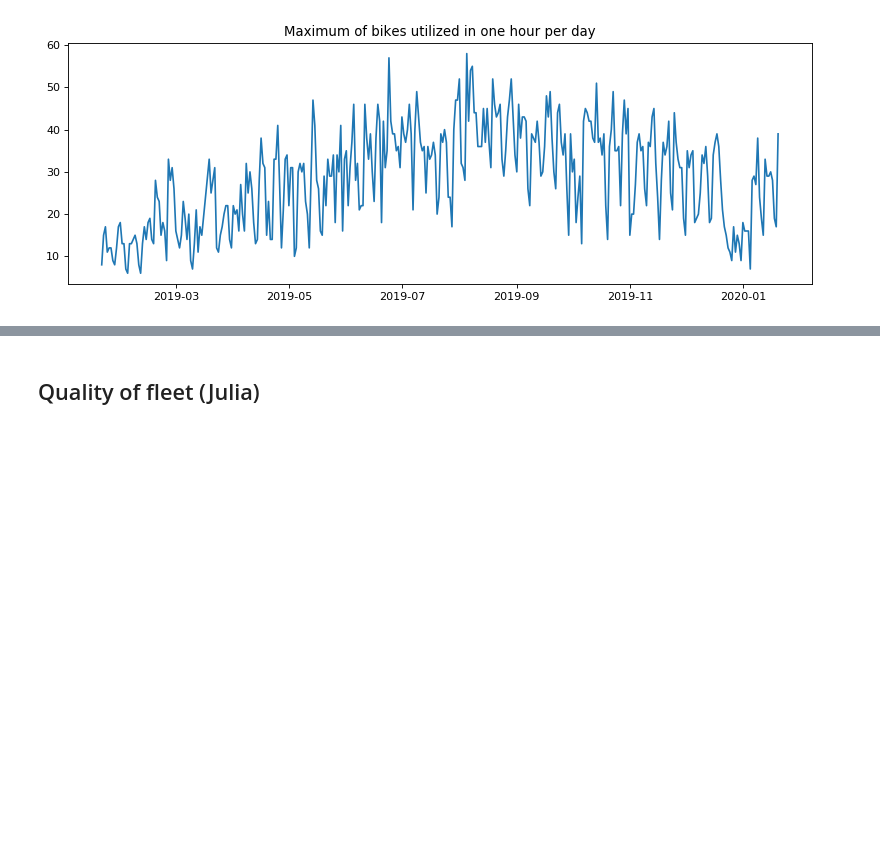
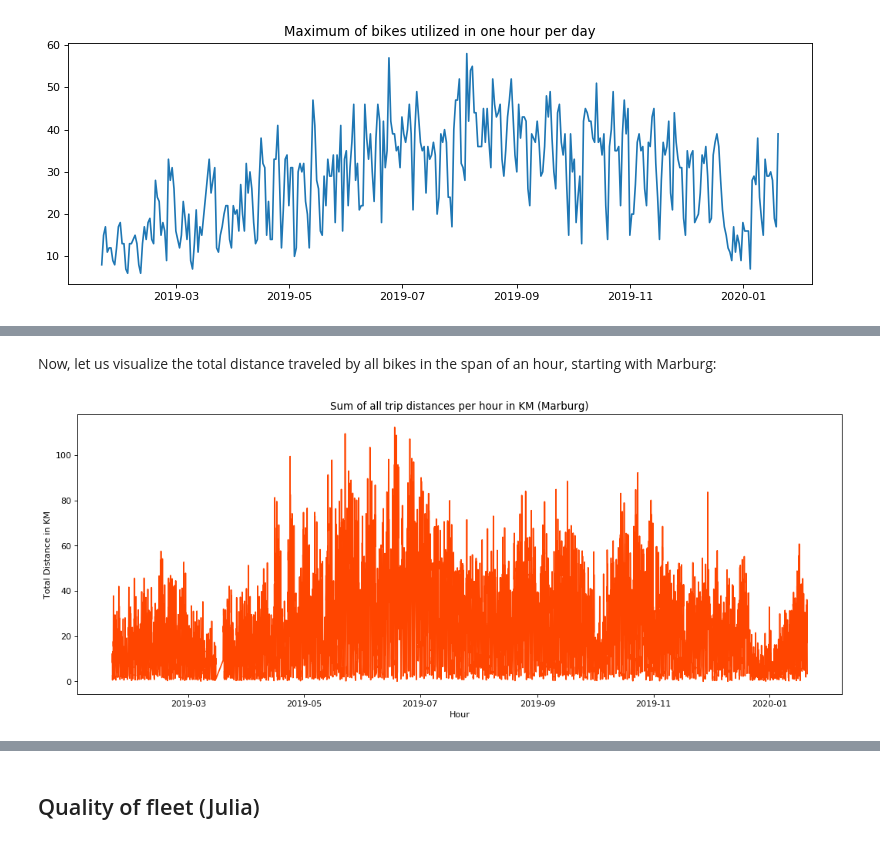
Before and after one commit to mogottsch/dsml_2020_magma, a Jupyter notebook: 2_kpi_calculation/KPI_Calculation.ipynb, the cells around one changed output, grey strips where cells are left out. Cells and saved outputs as stored; diff of their text form; code cells hidden in the pictures; blank space fills up the shorter version.

```diff
--- a/2_kpi_calculation/KPI_Calculation.ipynb
+++ b/2_kpi_calculation/KPI_Calculation.ipynb
@@ -420,0 +377,11 @@ plt.show()
+# %% [markdown]
+Now, let us visualize the total distance traveled by all bikes in the span of an hour, starting with Marburg:
+# %%
+fig,ax = plt.subplots(figsize=(16,6), dpi= 80)
+ax.plot(hourly_distance_marburg["distance"], color = 'orangered')
+ax.set_title("Sum of all trip distances per hour in KM (Marburg)")
+ax.set_xlabel("Hour")
+ax.set_ylabel("Total Distance in KM")
+plt.show()
+# %% [output]
+[figure, added]
```
Also changed, not shown: parts of 44 cells of this notebook.
